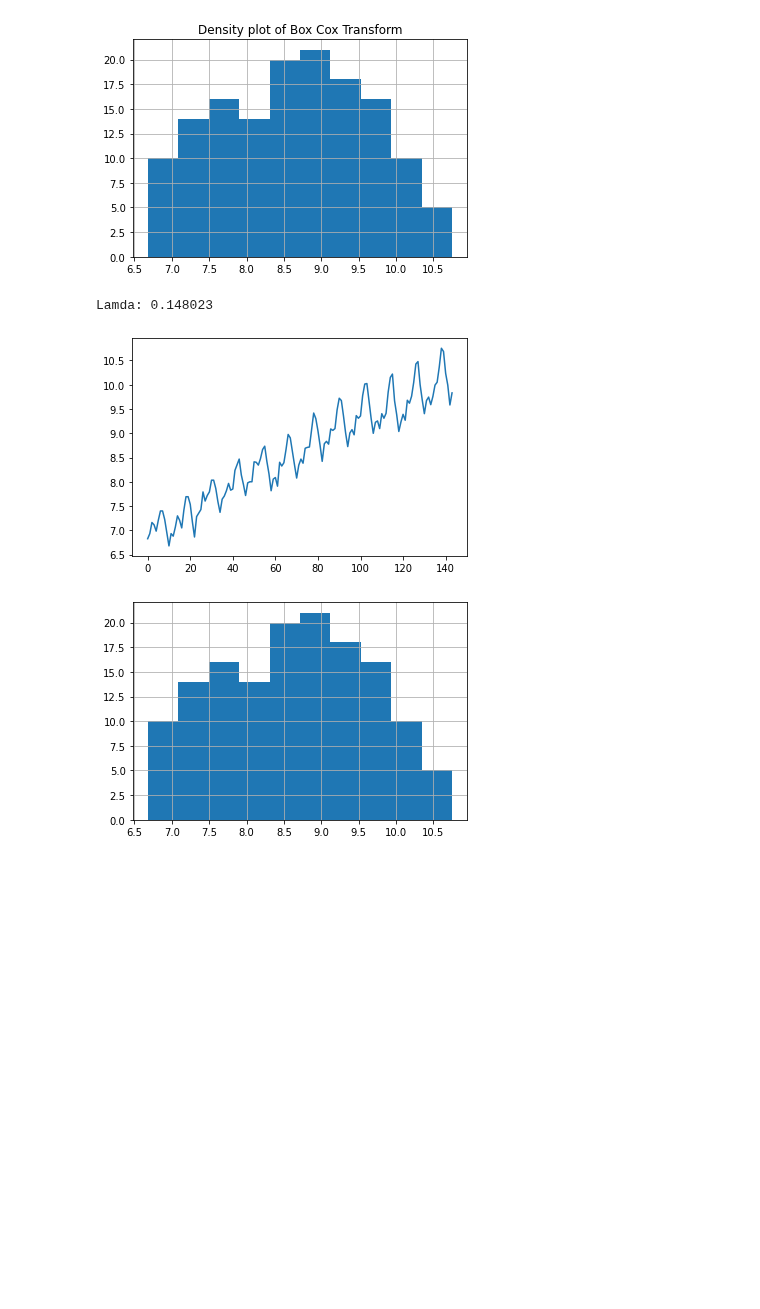
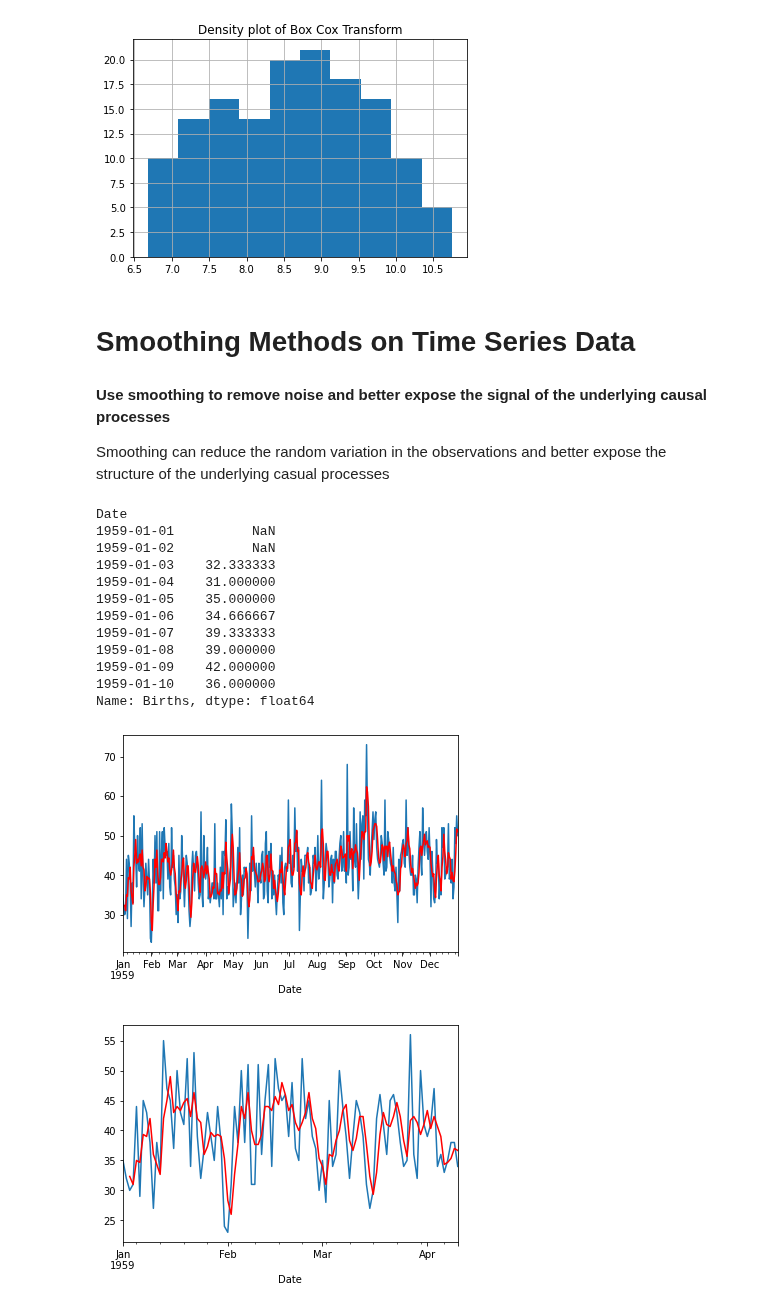
Before and after one commit to kenneth-craig/academyPub, a Jupyter notebook: Time Series Data.ipynb, the cells around one changed output. Drawn from its saved outputs; the diff is of its cells as text; code cells hidden in the pictures; blank space fills up the shorter version.

```diff
--- a/Time Series Data.ipynb
+++ b/Time Series Data.ipynb
@@ -342,13 +342,47 @@ pyplot.show()
 BOX COX Lamda: 0.148023
 [figure]
 [figure]
-# %%
-import pandas as pd
-from scipy.stats import boxcox
-from matplotlib import pyplot
-
-series = pd.read_csv('airline-passengers.csv', header=0, index_col=0, parse_dates=True, squeeze=True)
-# %% [output]
-Lamda: 0.148023
-[figure, removed]
-[figure, removed]
+# %% [markdown]
+# Smoothing Methods on Time Series Data
+# %% [markdown]
+**Use smoothing to remove noise and better expose the signal of the underlying causal processes**
+
+Smoothing can reduce the random variation in the observations and better expose the structure of the underlying casual processes
+# %%
+# Result is an average of rolling window (window width = 3)
+import pandas as pd
+from matplotlib import pyplot
+
+series = pd.read_csv('daily-total-female-births.csv', header=0, index_col=0, parse_dates=True, squeeze=True)
+
+# tail rolling average transform
+
+# Set the rolling window & calculate mean for rolling window
+rolling = series.rolling(window=3)
+rolling_mean = rolling.mean()
+rolling_mean.columns = ['Date', 'Mean Value']
+print(rolling_mean.head(10))
+
+# Plot original and transformed dataset
+series.plot()
+rolling_mean.plot(color='red')
+pyplot.show()
+# Zoomed plot of 1st 100 values for original and transformed dataset
+series[:100].plot()
+rolling_mean[:100].plot(color='red')
+pyplot.show()
+# %% [output]
+Date
+1959-01-01          NaN
+1959-01-02          NaN
+1959-01-03    32.333333
+1959-01-04    31.000000
+1959-01-05    35.000000
+1959-01-06    34.666667
+1959-01-07    39.333333
+1959-01-08    39.000000
+1959-01-09    42.000000
+1959-01-10    36.000000
+Name: Births, dtype: float64
+[figure, added]
+[figure, added]
```
Also changed, not shown: parts of 5 cells of this notebook.
